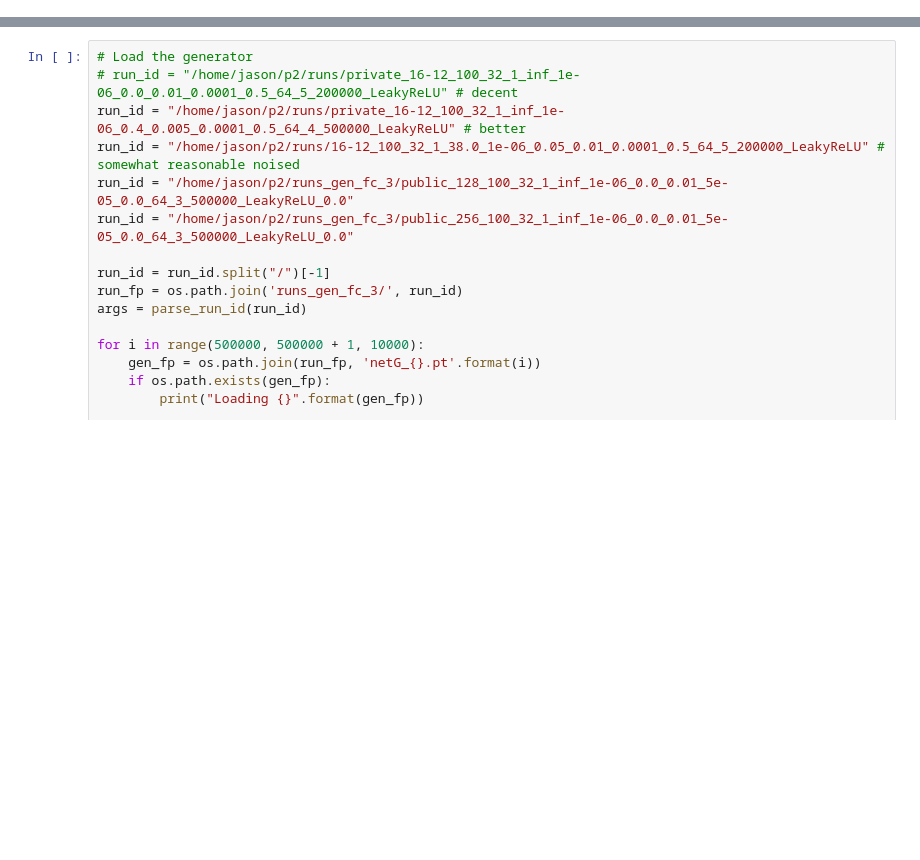
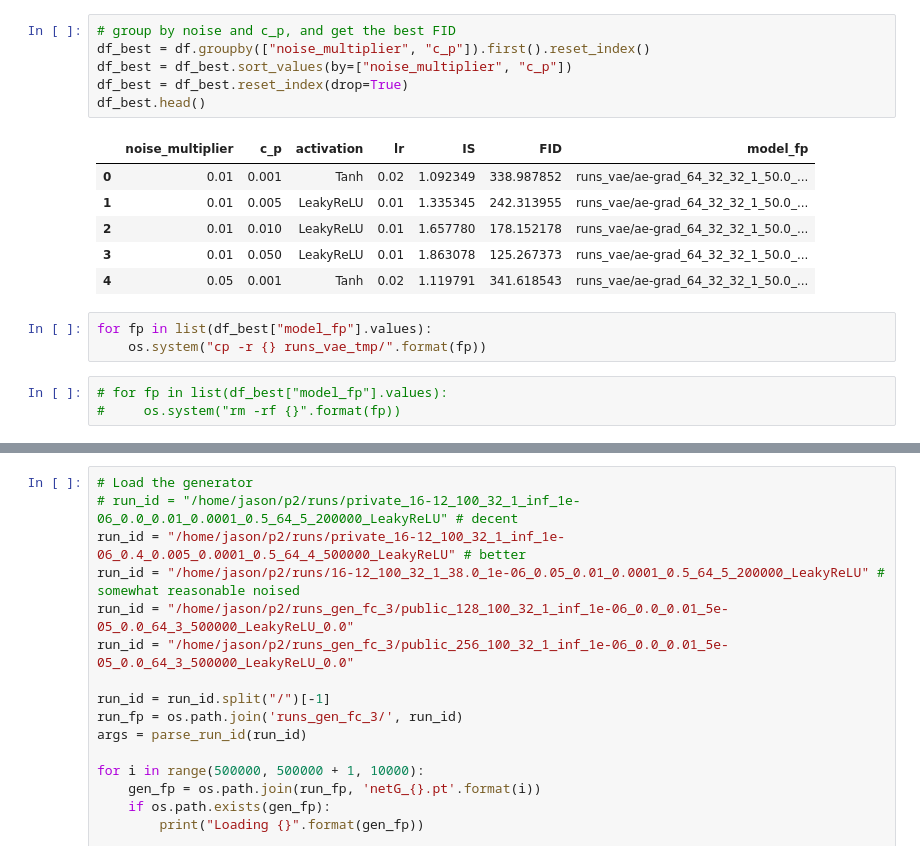
Before and after one commit to JasonTang99/p2, a Jupyter notebook: testing.ipynb, the cells around one changed output, grey strips where cells are left out. Saved outputs shown, nothing was run; the diff lists cells and outputs as text; blank space fills up the shorter version.

```diff
--- a/testing.ipynb
+++ b/testing.ipynb
@@ -41,0 +74,19 @@ pub_Dec.load_state_dict(torch.load(dec_fp))
+# %%
+# group by noise and c_p, and get the best FID
+df_best = df.groupby(["noise_multiplier", "c_p"]).first().reset_index()
+df_best = df_best.sort_values(by=["noise_multiplier", "c_p"])
+df_best = df_best.reset_index(drop=True)
+df_best.head()
+# %% [output]
+|  | noise_multiplier | c_p | activation | lr | IS | FID | model_fp |
+| 0 | 0.01 | 0.001 | Tanh | 0.02 | 1.092349 | 338.987852 | runs_vae/ae-grad_64_32_32_1_50.0_... |
+| 1 | 0.01 | 0.005 | LeakyReLU | 0.01 | 1.335345 | 242.313955 | runs_vae/ae-grad_64_32_32_1_50.0_... |
+| 2 | 0.01 | 0.010 | LeakyReLU | 0.01 | 1.657780 | 178.152178 | runs_vae/ae-grad_64_32_32_1_50.0_... |
+| 3 | 0.01 | 0.050 | LeakyReLU | 0.01 | 1.863078 | 125.267373 | runs_vae/ae-grad_64_32_32_1_50.0_... |
+| 4 | 0.05 | 0.001 | Tanh | 0.02 | 1.119791 | 341.618543 | runs_vae/ae-grad_64_32_32_1_50.0_... |
+# %%
+for fp in list(df_best["model_fp"].values):
+    os.system("cp -r {} runs_vae_tmp/".format(fp))
+# %%
+# for fp in list(df_best["model_fp"].values):
+#     os.system("rm -rf {}".format(fp))
```
Also changed, not shown: parts of 30 cells of this notebook, 5 other files.
